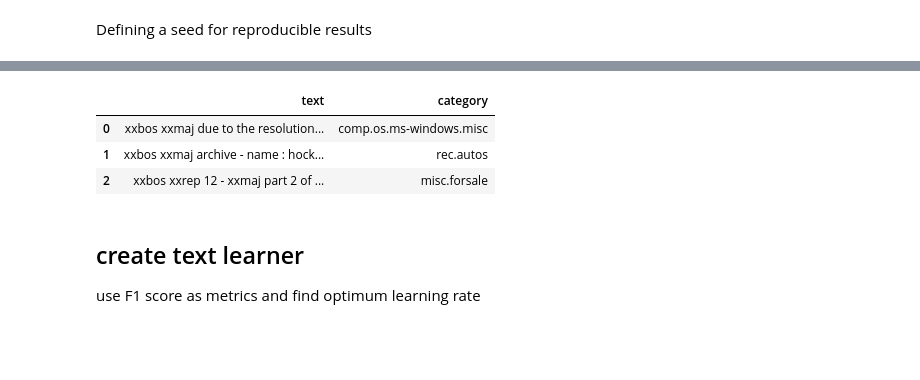
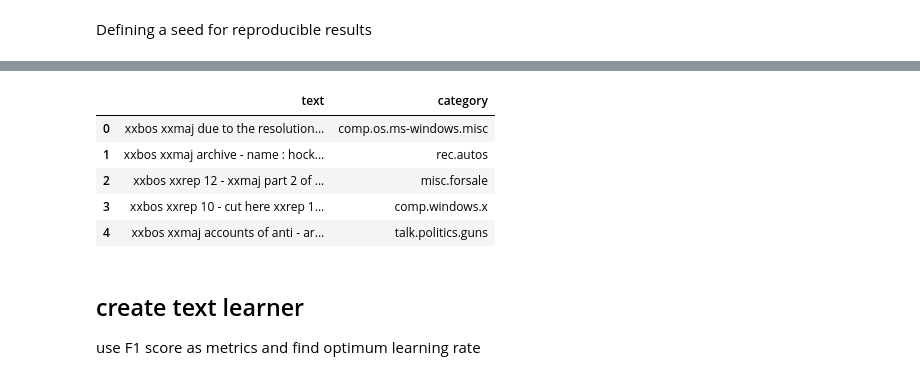
Before and after one commit to sayanbanerjee32/NLP-with-fastai2.0, a Jupyter notebook: fastai_on_20newsgroup.ipynb, the cells around one changed output, grey strips where cells are left out. Drawn from its saved outputs; the diff is of its cells as text; code cells hidden in the pictures; blank space fills up the shorter version.

Commit message:
data loader issue

```diff
--- a/fastai_on_20newsgroup.ipynb
+++ b/fastai_on_20newsgroup.ipynb
@@ -96,0 +117,4 @@ Name: text, dtype: int64
+# %%
+train_data_df['text'] = train_data_df['text'].replace('\n|\t',' ', regex=True)
+train_data_df['text'] = train_data_df['text'].replace('\"','\'', regex=True)
+test_data_df['text'] = test_data_df['text'].replace('\n|\t',' ', regex=True)
@@ -113,14 +143,23 @@ def random_seed(seed_value, use_cuda):
 # %%
 #random_seed(32, True)
 dls = TextDataLoaders.from_df(train_data_df, text_col='text', label_col='title',
-                              valid_col='is_valid', seed=1, shuffle_train=True)
-dls.show_batch(max_n=3)
+                              valid_col='is_valid', seed=1, shuffle_train=False)
+
+# newsgroup_clas = DataBlock(
+#     blocks=(TextBlock.from_df('text', seq_len=72), CategoryBlock),
+#     get_x=ColReader('text'), get_y=ColReader('title'), splitter=ColSplitter())
+
+# dls = newsgroup_clas.dataloaders(train_data_df)
+
+dls.show_batch(max_n=5)
 # %% [output]
 [interactive output not drawn]
 |  | text | category |
 | 0 | xxbos xxmaj due to the resolution... | comp.os.ms-windows.misc |
 | 1 | xxbos xxmaj archive - name : hock... | rec.autos |
 | 2 | xxbos xxrep 12 - xxmaj part 2 of ... | misc.forsale |
+| 3 | xxbos xxrep 10 - cut here xxrep 1... | comp.windows.x |
+| 4 | xxbos xxmaj accounts of anti - ar... | talk.politics.guns |
 # %% [markdown]
 ## create text learner
 
```
Also changed, not shown: parts of 11 cells of this notebook.
